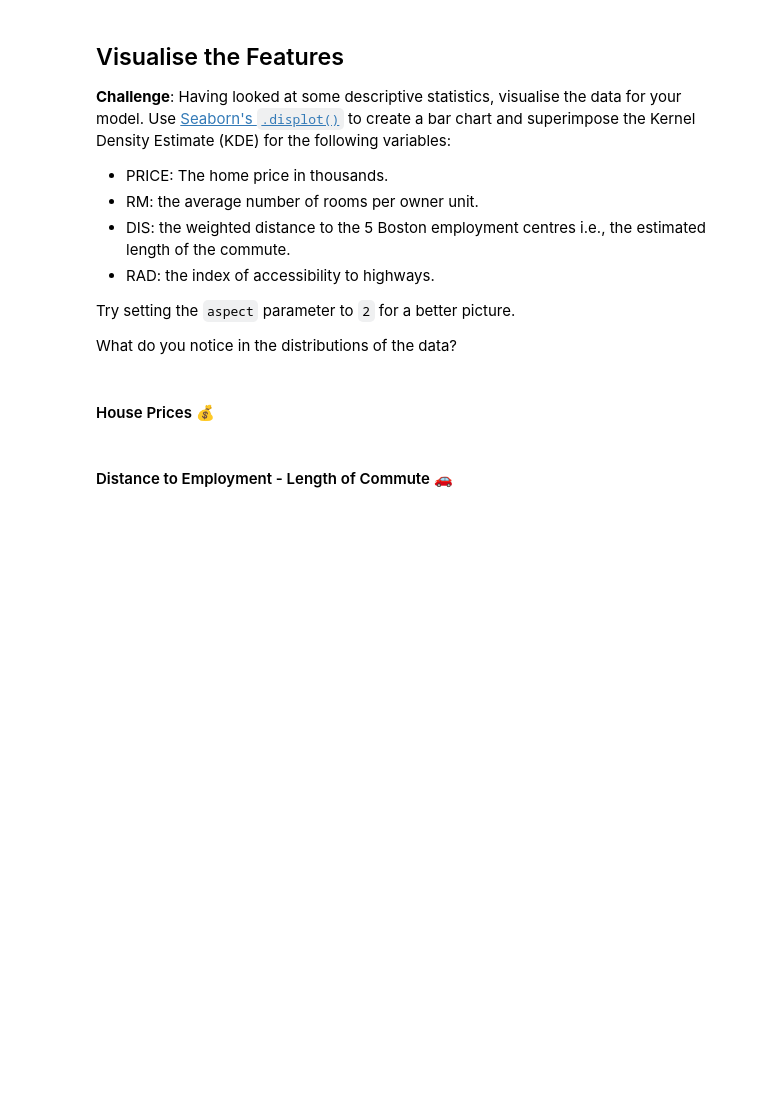
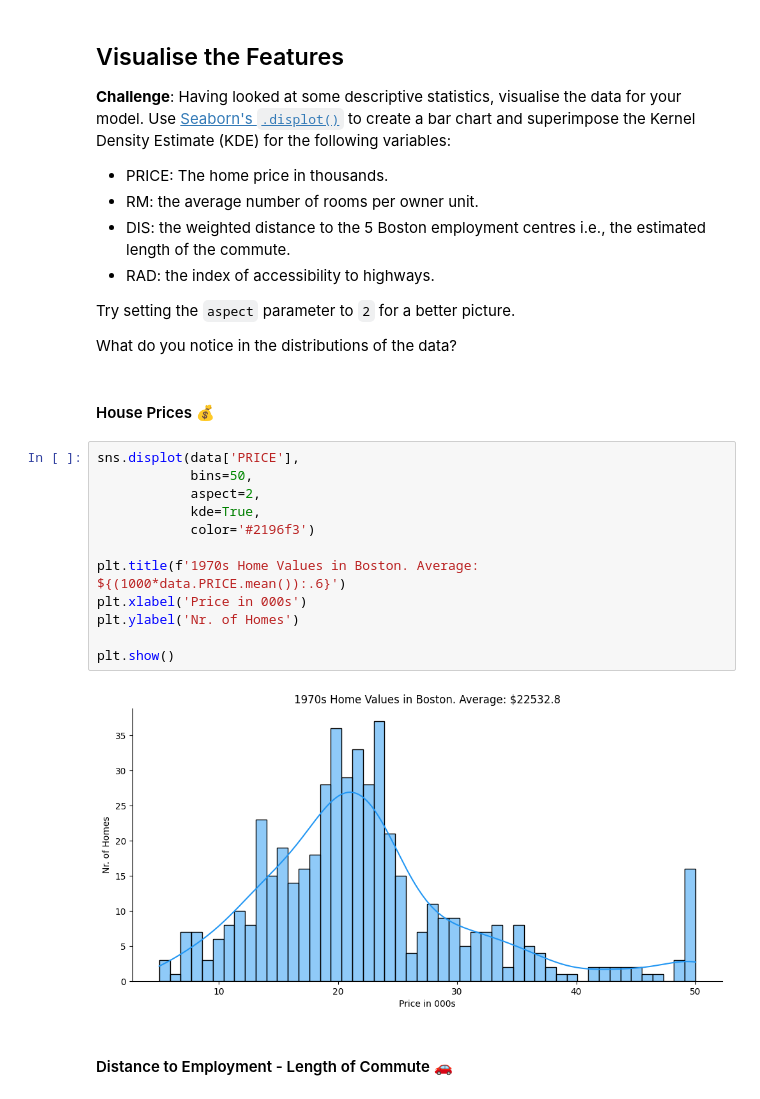
Before and after one commit to shahiddhariwala/boston_housing_prediction, a Jupyter notebook: Multivariable_Regression_and_Valuation_Model_(start).ipynb, the cells around one changed output. Drawn from its saved outputs; the diff is of its cells as text; blank space fills up the shorter version.

Commit message:
Features Visualization using seaborn

```diff
--- a/Multivariable_Regression_and_Valuation_Model_(start).ipynb
+++ b/Multivariable_Regression_and_Valuation_Model_(start).ipynb
@@ -216,5 +216,19 @@ Try setting the `aspect` parameter to `2` for a better picture.
 What do you notice in the distributions of the data?
 # %% [markdown]
 #### House Prices 💰
+# %%
+sns.displot(data['PRICE'],
+            bins=50,
+            aspect=2,
+            kde=True,
+            color='#2196f3')
+
+plt.title(f'1970s Home Values in Boston. Average: ${(1000*data.PRICE.mean()):.6}')
+plt.xlabel('Price in 000s')
+plt.ylabel('Nr. of Homes')
+
+plt.show()
+# %% [output]
+[figure, added]
 # %% [markdown]
 #### Distance to Employment - Length of Commute 🚗
```
Also changed, not shown: parts of 3 cells of this notebook.
